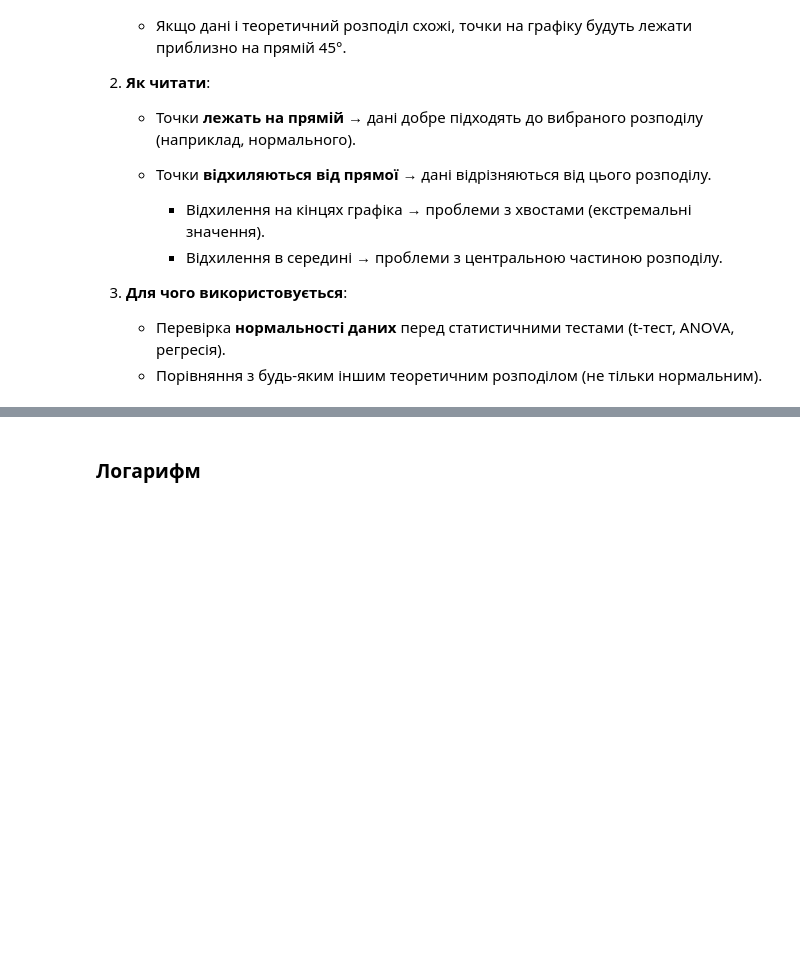
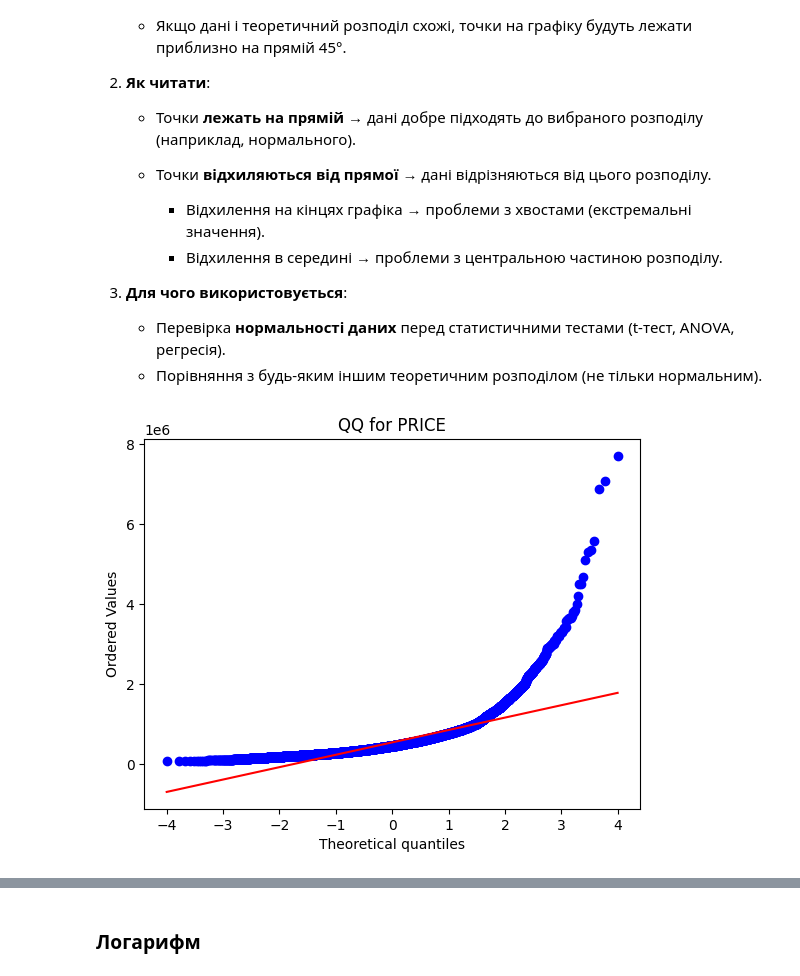
Before and after one commit to cpython-projects/python_da_17_03_26, a Jupyter notebook: lesson_17.ipynb, the cells around one changed output, grey strips where cells are left out. Saved outputs shown, nothing was run; the diff lists cells and outputs as text; code cells hidden in the pictures; blank space fills up the shorter version.

```diff
--- a/lesson_17.ipynb
+++ b/lesson_17.ipynb
@@ -11,7 +11,7 @@ uploaded = files.upload()
 [interactive output not drawn]
 Saving kc_house_data.csv to kc_house_data.csv
 # %%
-df = pd.read_csv('kc_house_data.csv')
+df = pd.read_csv('https://raw.githubusercontent.com/cpython-projects/python_da_17_03_26/refs/heads/main/kc_house_data.csv')
 # %%
 df.head()
 # %% [output]
@@ -381,3 +428,10 @@ QQ-plot (Quantile-Quantile plot) — це **графічний метод пер
 
    * Перевірка **нормальності даних** перед статистичними тестами (t-тест, ANOVA, регресія).
    * Порівняння з будь-яким іншим теоретичним розподілом (не тільки нормальним).
+# %%
+import matplotlib.pyplot as plt
+stats.probplot(df.price, dist='norm', plot=plt)
+plt.title('QQ for PRICE')
+plt.show()
+# %% [output]
+[figure, added]
```
Also changed, not shown: parts of 23 cells of this notebook.
